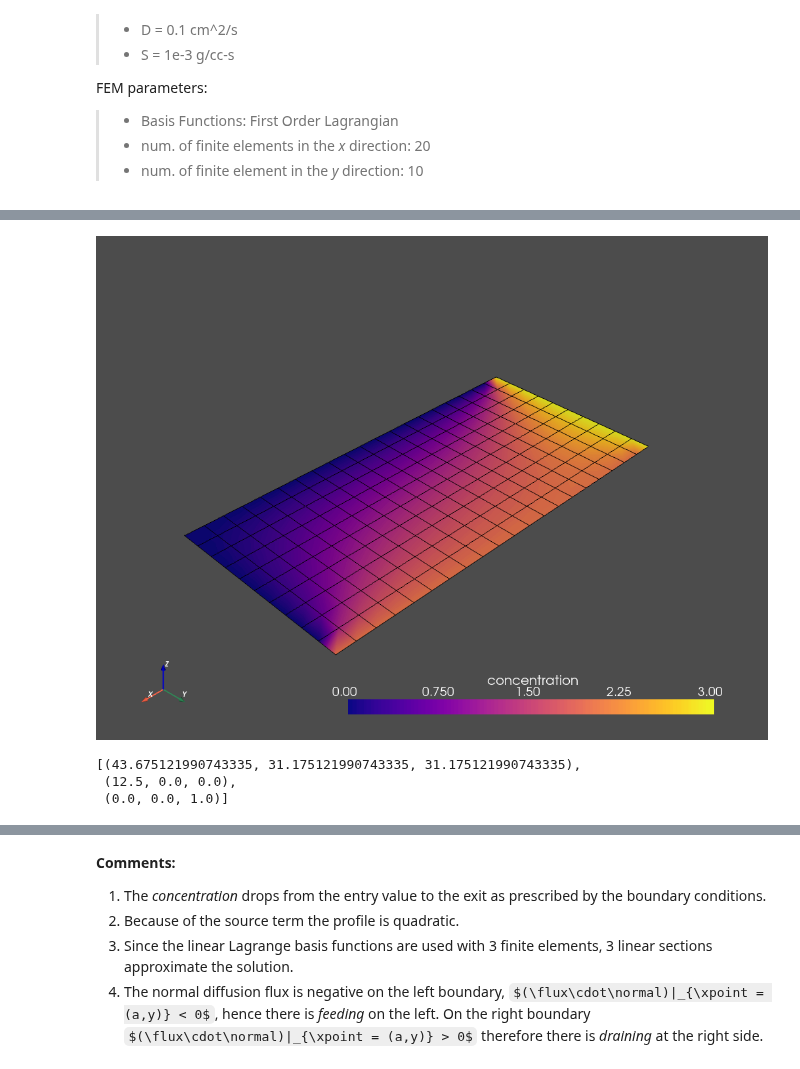
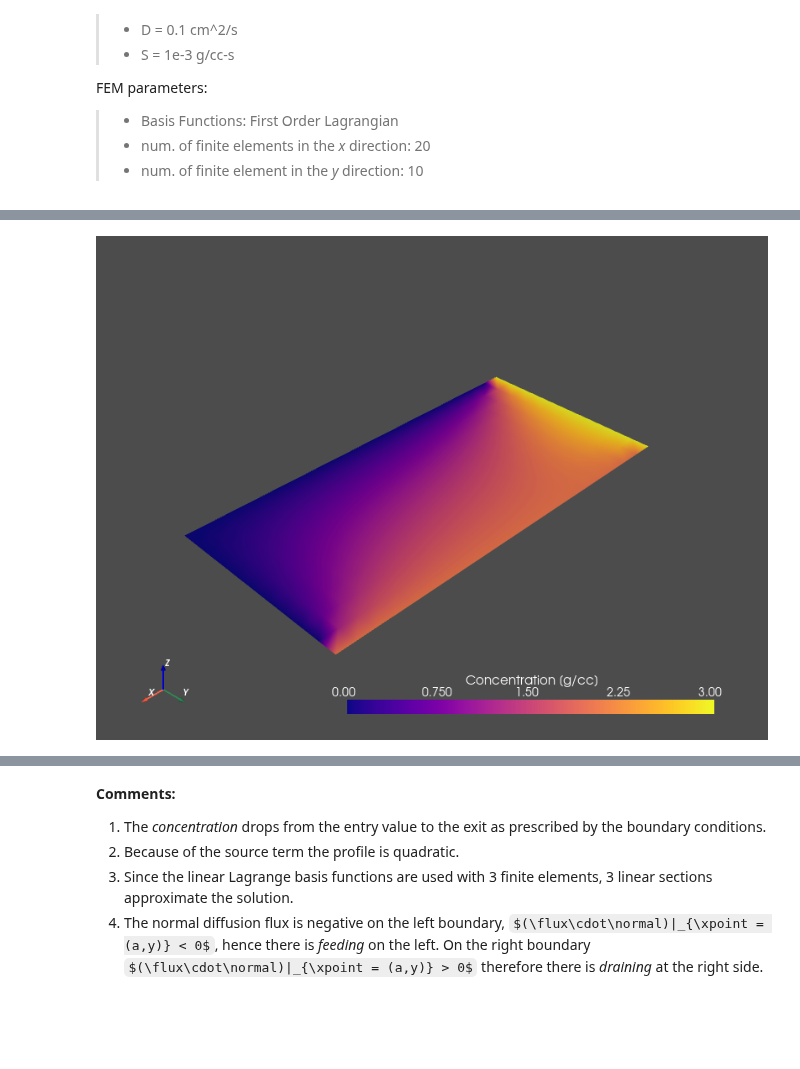
Before and after one commit to dpploy/engy-5330, a Jupyter notebook: notebooks/06b-poisson-2d-dirichlet.ipynb, the cells around one changed output, grey strips where cells are left out. Saved outputs shown, nothing was run; the diff lists cells and outputs as text; code cells hidden in the pictures; some formulas as TeX source; blank space fills up the shorter version.

```diff
--- a/notebooks/06b-poisson-2d-dirichlet.ipynb
+++ b/notebooks/06b-poisson-2d-dirichlet.ipynb
@@ -337,16 +341,11 @@ Parallelism:
 # %%
 '''Show 2D solution'''
 
 import pyvista as pv
-import matplotlib.pyplot as plt
-poisson = pv.read('engy5310p1/input_out_001_0.vtu')
-cmap = plt.cm.get_cmap('plasma', 100)
-poisson.plot(scalars='u', stitle='concentration', cmap=cmap, show_edges=True, notebook=True)
+poisson = pv.read('out_000_0.vtu')
+cpos = poisson.plot(scalars='u', stitle='Concentration [g/cc]', cmap='plasma', window_size=[800,600], notebook=True)
 # %% [output]
-[figure, old version]
+[figure, new version]
-[(43.675121990743335, 31.175121990743335, 31.175121990743335),
- (12.5, 0.0, 0.0),
- (0.0, 0.0, 1.0)]
 # %%
 '''Show 2D solution'''
 
```
Also changed, not shown: parts of 16 cells of this notebook, 3 other files.
